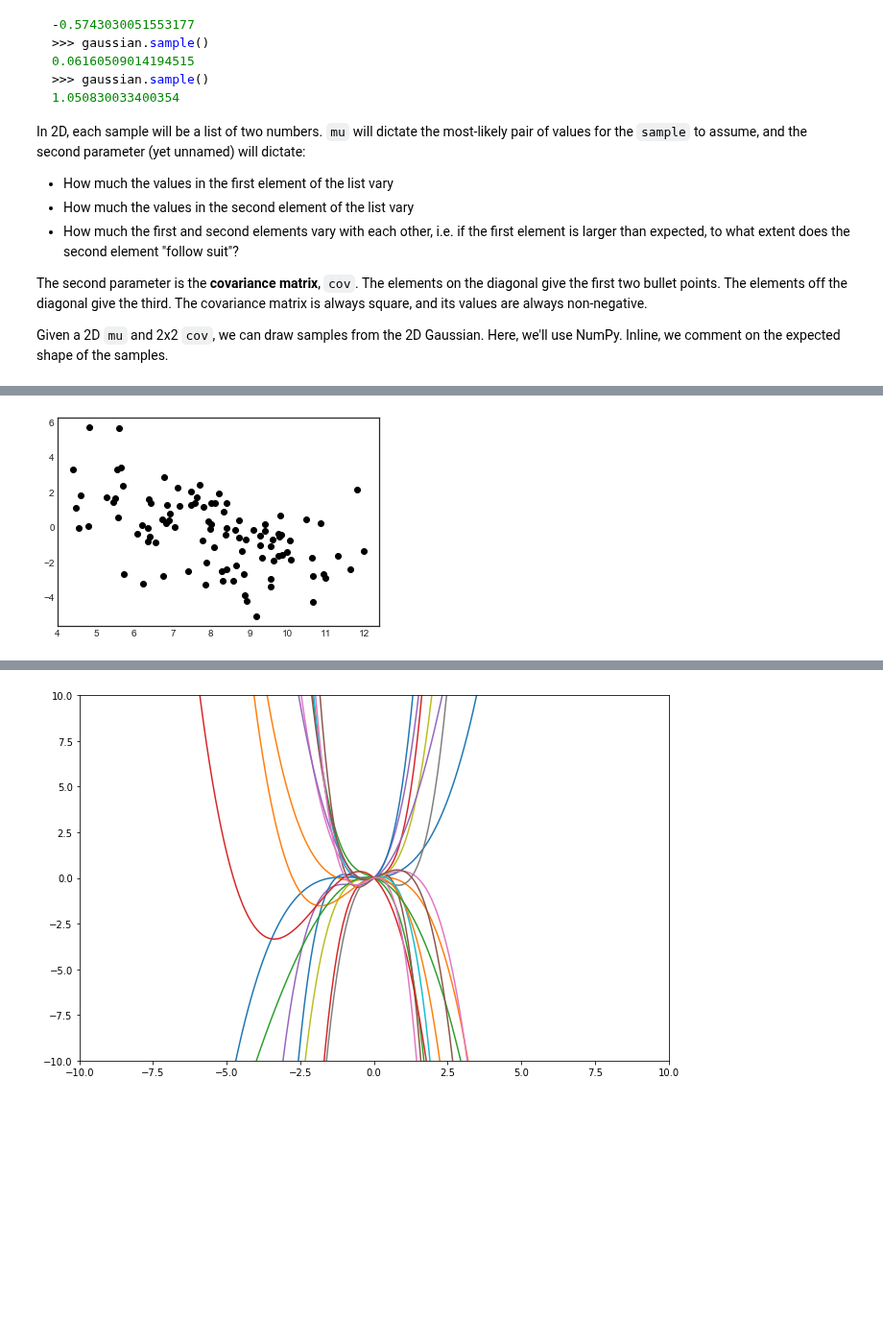
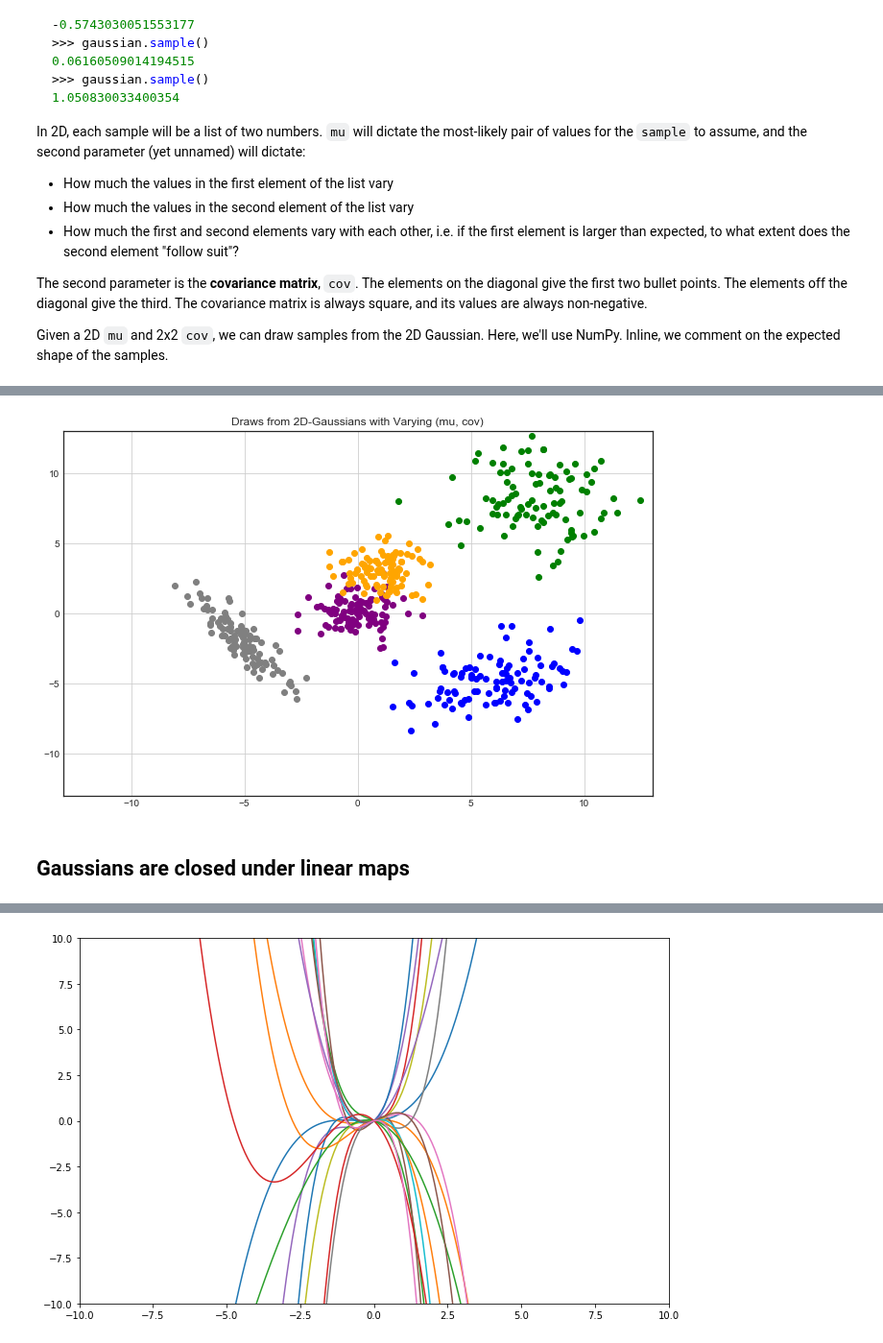
Before and after one commit to cavaunpeu/gaussian-processes, a Jupyter notebook: gaussian-processes.ipynb, the cells around one changed output, grey strips where cells are left out. Shown at 96% size. Saved outputs shown, nothing was run; the diff lists cells and outputs as text; code cells hidden in the pictures; blank space fills up the shorter version.

Commit message:
add gaussians are closed under linear maps

```diff
--- a/gaussian-processes.ipynb
+++ b/gaussian-processes.ipynb
@@ -48,7 +48,7 @@ class Gaussian:
     def __init__(self, mu, var):
         self.mu = mu
         self.var = var
-        self.std = np.sqrt(var)  # the standard deviation is the sqrt of the variance
+        self.stddev = np.sqrt(var)  # the standard deviation is the sqrt of the variance
 
     def density(self, x):
         """
@@ -56,7 +56,7 @@ class Gaussian:
 
         That said, it's just the second bullet in code, via SciPy.
         """
-        return norm(loc=self.mu, scale=self.std).pdf(x)
+        return norm(loc=self.mu, scale=self.stddev).pdf(x)
 # %% [markdown]
 So, how do we make those cool bell-shaped plots? **A 2D plot is just a list of tuples — each with an `x`, and a corresponding `y` — shown visually.**
 
@@ -189,8 +143,0 @@ plt.grid(True)
-# %%
-plot_2d_draws(
-    mu=np.array([8, 0]),
-    cov=[[1, -3], [-3, 2]],
-    color='black'
-)
-# %% [output]
-[figure, removed]
@@ -198,0 +144,64 @@ x = np.linspace(-10, 10, 200)
+# %%
+plt.figure(figsize=(11, 7))
+plt.ylim(-13, 13)
+plt.xlim(-13, 13)
+
+
+def plot_2d_draws(mu, cov, color, n_draws=100):
+    x, y = zip(*[np.random.multivariate_normal(mu, cov) for _ in range(n_draws)])
+    plt.scatter(x, y, c=color)
+
+
+"""
+The purple dots should center around `(x, y) = (0, 0)`. `np.diag([1, 1])` gives the covariance matrix `[[1, 0], [0, 1]]`:
+`x`-values have a variance of `var=1`; `y`-values have `var=1`; these values do not covary with one another
+(e.g. if `x` is larger than its mean, the corresponding `y` have no tendency to "follow suit," i.e. trend larger than its
+mean as well).
+"""
+plot_2d_draws(
+    mu=np.array([0, 0]),
+    cov=np.diag([1, 1]),
+    color='purple'
+)
+
+"""
+The blue dots should center around `(x, y) = (1, 3)`. Same story with the covariance.
+"""
+plot_2d_draws(
+    mu=np.array([1, 3]),
+    cov=np.diag([1, 1]),
+    color='orange'
+)
+
+"""
+Here, the values along the diagonal of the covariance matrix are much larger: the cloud of green point should be much more
+disperse. There is no off-diagonal covariance (`x` and `y` values do not vary — above or below their respective means — *together*).
+"""
+plot_2d_draws(
+    mu=np.array([8, 8]),
+    cov=np.diag([4, 4]),
+    color='green'
+)
+
+"""
+The covariance matrix has off-diagonal values of -2. This means that if `x` trends above its mean, `y` will tend to vary *twice as much,
+but in the opposite direction, i.e. below its mean.*
+"""
+plot_2d_draws(
+    mu=np.array([-5, -2]),
+    cov=np.array([[1, -2], [-2, 3]]),
+    color='gray'
+)
+
+plot_2d_draws(
+    mu=np.array([6, -5]),
+    cov=np.array([[2, 4], [4, 2]]),
+    color='blue'
+)
+
+_ = plt.title('Draws from 2D-Gaussians with Varying (mu, cov)')
+plt.grid(True)
+# %% [output]
+[figure, added]
+# %% [markdown]
+## Gaussians are closed under linear maps
```
Also changed, not shown: parts of 4 cells of this notebook.
